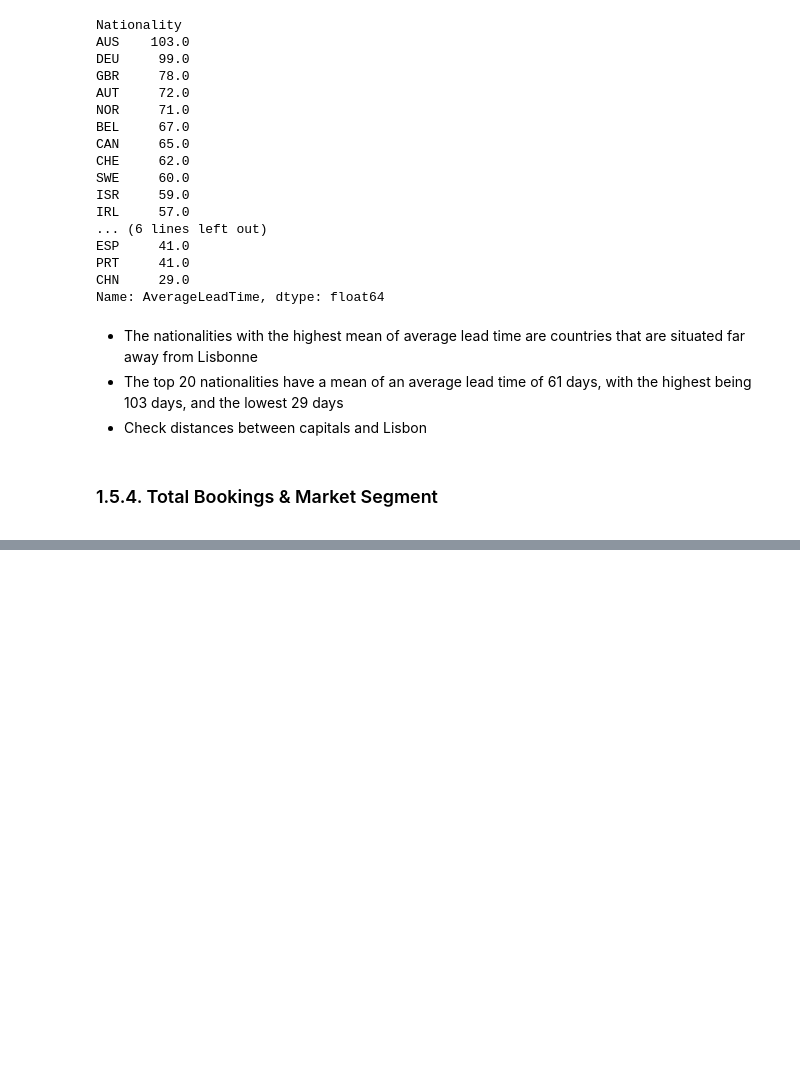
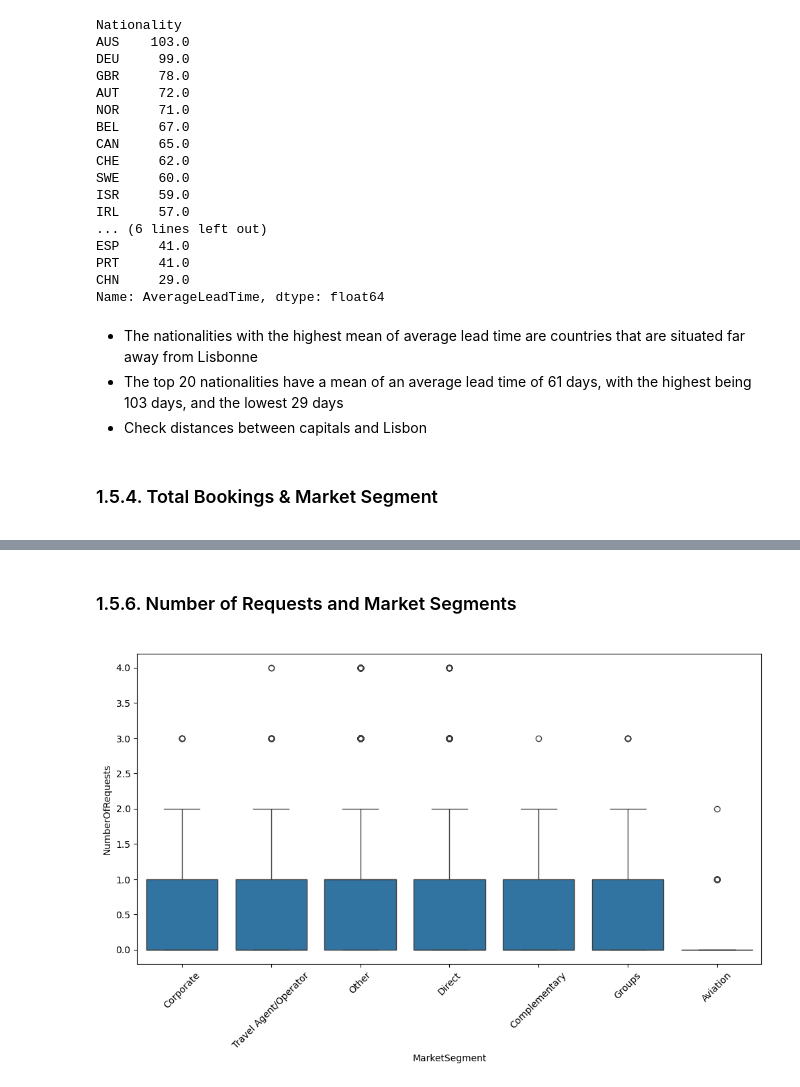
Before and after one commit to RubenCMarques/Hotel-Customer-Segmentation, a Jupyter notebook: Notebooks/Chloe_workspace.ipynb, the cells around one changed output, grey strips where cells are left out. Saved outputs shown, nothing was run; the diff lists cells and outputs as text; code cells hidden in the pictures; blank space fills up the shorter version.

```diff
--- a/Notebooks/Chloe_workspace.ipynb
+++ b/Notebooks/Chloe_workspace.ipynb
@@ -1179,0 +1213,13 @@ Name: AverageLeadTime, dtype: float64
+# %% [markdown]
+<a class="anchor" id="sub-section-1_5_6">
+
+### 1.5.6. Number of Requests and Market Segments
+
+</a>
+# %%
+plt.figure(figsize=(12, 6))
+sns.boxplot(data=datacopy, x="MarketSegment", y="NumberOfRequests")
+plt.xticks(rotation=45)
+plt.show()
+# %% [output]
+[figure, added]
```
Also changed, not shown: parts of 12 cells of this notebook.
